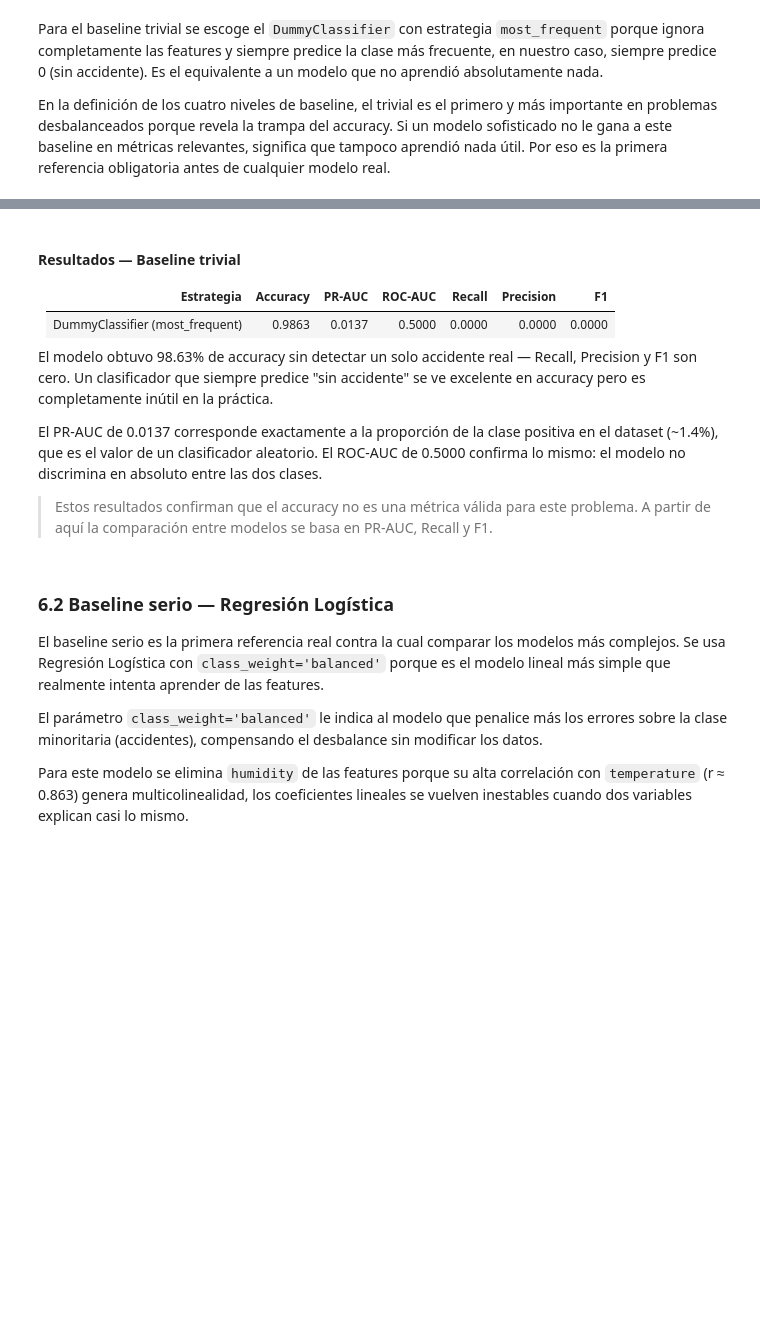
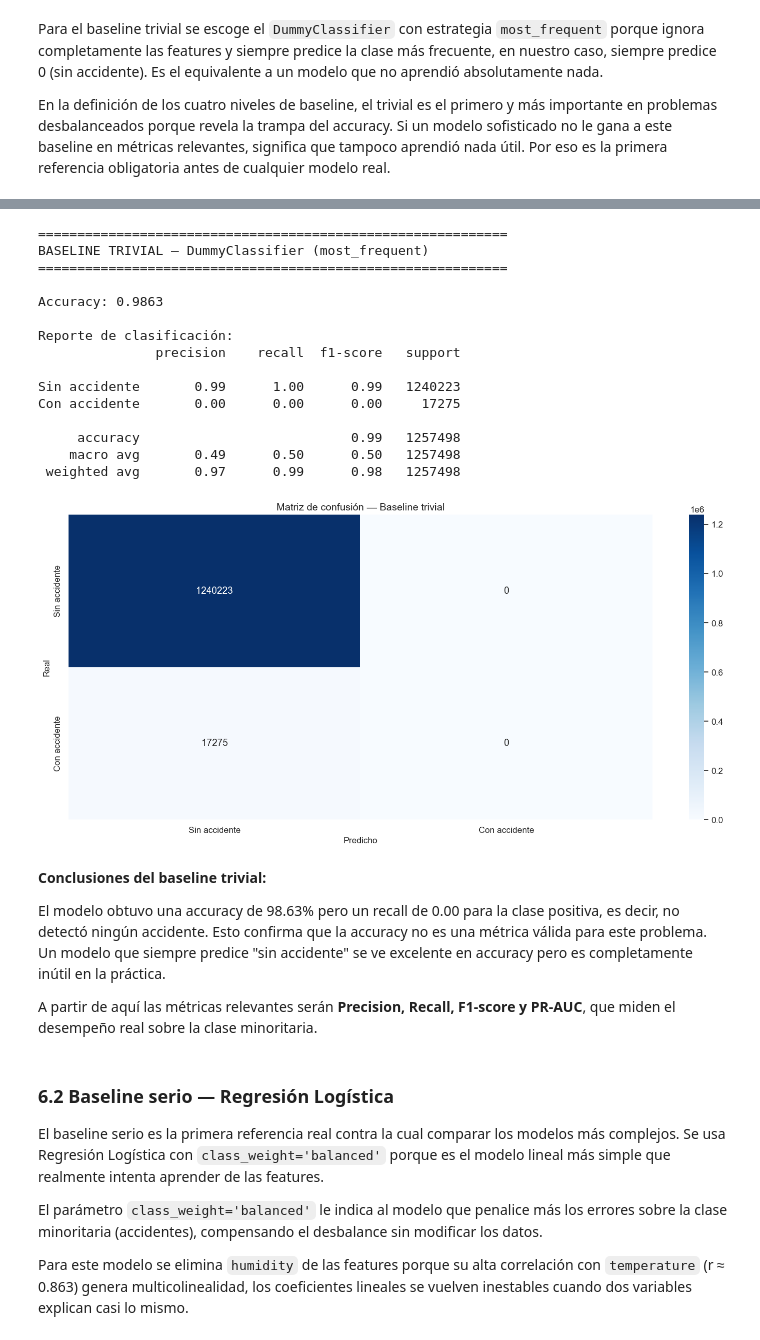
Before and after one commit to SaraMR9/AprendizajeAutomatico, a Jupyter notebook: Notebook.ipynb, the cells around one changed output, grey strips where cells are left out. Saved outputs shown, nothing was run; the diff lists cells and outputs as text; code cells hidden in the pictures; blank space fills up the shorter version.

```diff
--- a/Notebook.ipynb
+++ b/Notebook.ipynb
@@ -3139,15 +3083,64 @@ Accuracy: 0.9863  ← engañosa con clases desbalanceadas
+# %%
+# =============================================================================
+# 6.1 BASELINE TRIVIAL
+# DummyClassifier con estrategia most_frequent — siempre predice la clase 0
+# Objetivo: demostrar la trampa del accuracy en problemas desbalanceados
+# =============================================================================
+from sklearn.dummy import DummyClassifier
+from sklearn.metrics import accuracy_score, classification_report, confusion_matrix
+import seaborn as sns
+import matplotlib.pyplot as plt
+
+# Entrenar el baseline trivial
+dummy = DummyClassifier(strategy='most_frequent', random_state=RANDOM_STATE)
+dummy.fit(X_train, y_train)
+
+# Predicciones sobre el conjunto de validación
+y_pred_dummy = dummy.predict(X_val)
+
+# Métricas
+print("=" * 60)
+print("BASELINE TRIVIAL — DummyClassifier (most_frequent)")
+print("=" * 60)
+print(f"\nAccuracy: {accuracy_score(y_val, y_pred_dummy):.4f}")
+print(f"\nReporte de clasificación:")
+print(classification_report(y_val, y_pred_dummy,
+      target_names=['Sin accidente', 'Con accidente']))
+
+# Matriz de confusión
+cm = confusion_matrix(y_val, y_pred_dummy)
+plt.figure()
+sns.heatmap(cm, annot=True, fmt='d', cmap='Blues',
+            xticklabels=['Sin accidente', 'Con accidente'],
+            yticklabels=['Sin accidente', 'Con accidente'])
+plt.title('Matriz de confusión — Baseline trivial')
+plt.ylabel('Real')
+plt.xlabel('Predicho')
+plt.tight_layout()
+plt.show()
+# %% [output]
+============================================================
+BASELINE TRIVIAL — DummyClassifier (most_frequent)
+============================================================
+
+Accuracy: 0.9863
+
+Reporte de clasificación:
+               precision    recall  f1-score   support
+
+Sin accidente       0.99      1.00      0.99   1240223
+Con accidente       0.00      0.00      0.00     17275
+
+     accuracy                           0.99   1257498
+    macro avg       0.49      0.50      0.50   1257498
+ weighted avg       0.97      0.99      0.98   1257498
+[figure, added]
 # %% [markdown]
-#### Resultados — Baseline trivial
+**Conclusiones del baseline trivial:**
 
-| Estrategia | Accuracy | PR-AUC | ROC-AUC | Recall | Precision | F1 |
-|---|:---:|:---:|:---:|:---:|:---:|:---:|
-| DummyClassifier (most_frequent) | 0.9863 | 0.0137 | 0.5000 | 0.0000 | 0.0000 | 0.0000 |
+El modelo obtuvo una accuracy de 98.63% pero un recall de 0.00 para la clase positiva, es decir, no detectó ningún accidente. Esto confirma que la accuracy no es una métrica válida para este problema. Un modelo que siempre predice "sin accidente" se ve excelente en accuracy pero es completamente inútil en la práctica.
 
-El modelo obtuvo 98.63% de accuracy sin detectar un solo accidente real — Recall, Precision y F1 son cero. Un clasificador que siempre predice "sin accidente" se ve excelente en accuracy pero es completamente inútil en la práctica.
-
-El PR-AUC de 0.0137 corresponde exactamente a la proporción de la clase positiva en el dataset (~1.4%), que es el valor de un clasificador aleatorio. El ROC-AUC de 0.5000 confirma lo mismo: el modelo no discrimina en absoluto entre las dos clases.
-
-> Estos resultados confirman que el accuracy no es una métrica válida para este problema. A partir de aquí la comparación entre modelos se basa en PR-AUC, Recall y F1.
+A partir de aquí las métricas relevantes serán **Precision, Recall, F1-score y PR-AUC**, que miden el desempeño real sobre la clase minoritaria.
 # %% [markdown]
 ### **6.2 Baseline serio — Regresión Logística**
 
```
Also changed, not shown: parts of 50 cells of this notebook.
